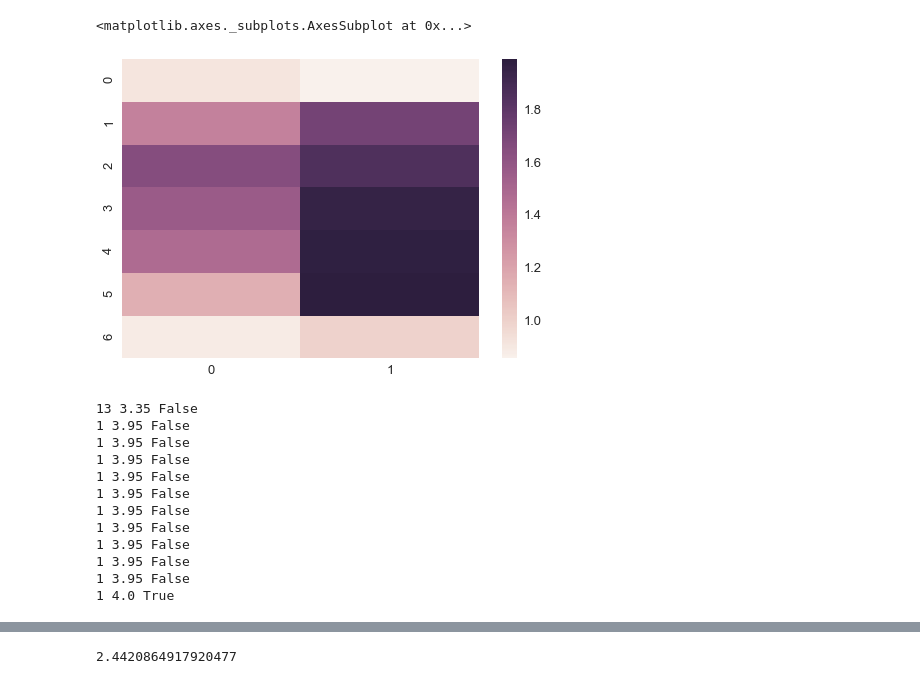
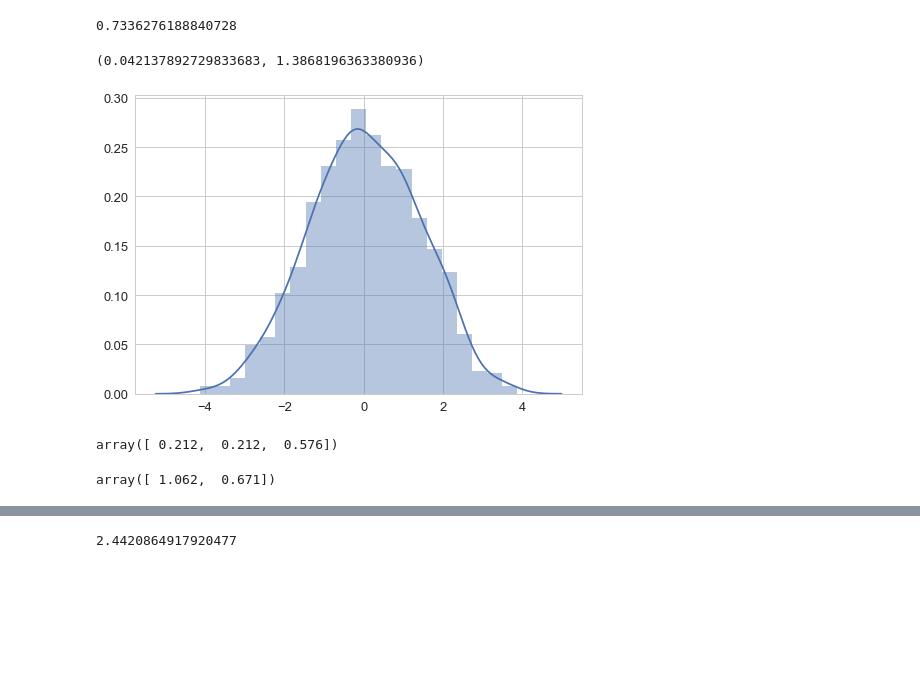
Before and after one commit to fredcallaway/gymrats, a Jupyter notebook: scratch.ipynb, the cells around one changed output, grey strips where cells are left out. Cells and saved outputs as stored; diff of their text form; code cells hidden in the pictures; blank space fills up the shorter version.

Commit message:
starting on deep models

```diff
--- a/scratch.ipynb
+++ b/scratch.ipynb
@@ -54,31 +44,4 @@ array([[ 0.703],
-# %%
-sns.heatmap(Q.model.theta)
-# %% [output]
-<matplotlib.axes._subplots.AxesSubplot at 0x...>
-[figure, removed]
-# %%
-N_EP = 1
-from agents import *
-from envs import ForageWorld
-env = ForageWorld(8, 5, .05)
-agent = Agent()
-agent.register(env)
-# V = TDLambdaV()
-V = FixedV([0,0,0,1])
-agent.register(V)
-agent.register(SearchPolicy(V, noise=0))
-# agent.register(RandomPolicy())
-trace = agent.run_many(N_EP, max_steps=100)
-# %% [output]
-13 3.35 False
-1 3.95 False
-1 3.95 False
-1 3.95 False
-1 3.95 False
-1 3.95 False
-1 3.95 False
-1 3.95 False
-1 3.95 False
-1 3.95 False
-1 3.95 False
-1 4.0 True
+# %%
+np.random.randn()
+# %% [output]
+0.7336276188840728
@@ -84,0 +50,20 @@ trace = agent.run_many(N_EP, max_steps=100)
+# %%
+def ret(n, sig):
+    return sum(np.random.randn() * sig for _ in range(n))
+
+d = [ret(2, 1) for _ in range(1000)]
+sns.distplot(d)
+norm.fit(d)
+# %% [output]
+(0.042137892729833683, 1.3868196363380936)
+[figure, added]
+# %%
+softmax([1,1,2])
+# %% [output]
+array([ 0.212,  0.212,  0.576])
+# %%
+x = np.random.rand(4)
+theta = np.random.rand(4, 2)
+x @ theta
+# %% [output]
+array([ 1.062,  0.671])
```
Also changed, not shown: parts of 12 cells of this notebook, 4 other files.
